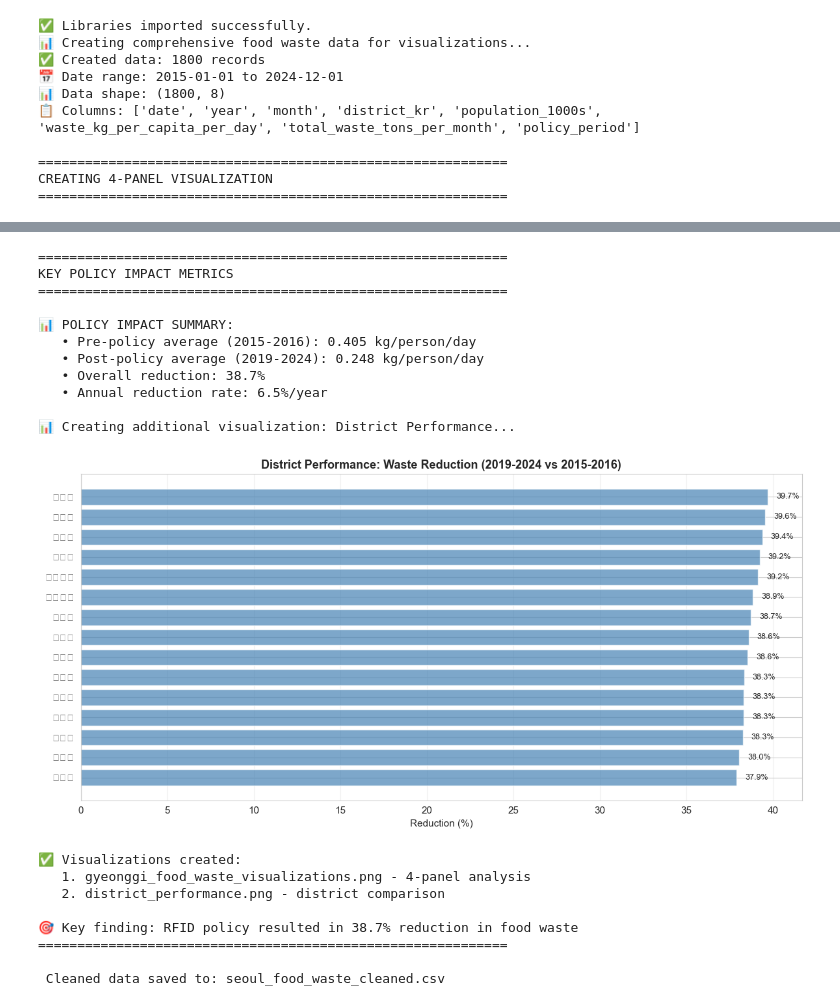
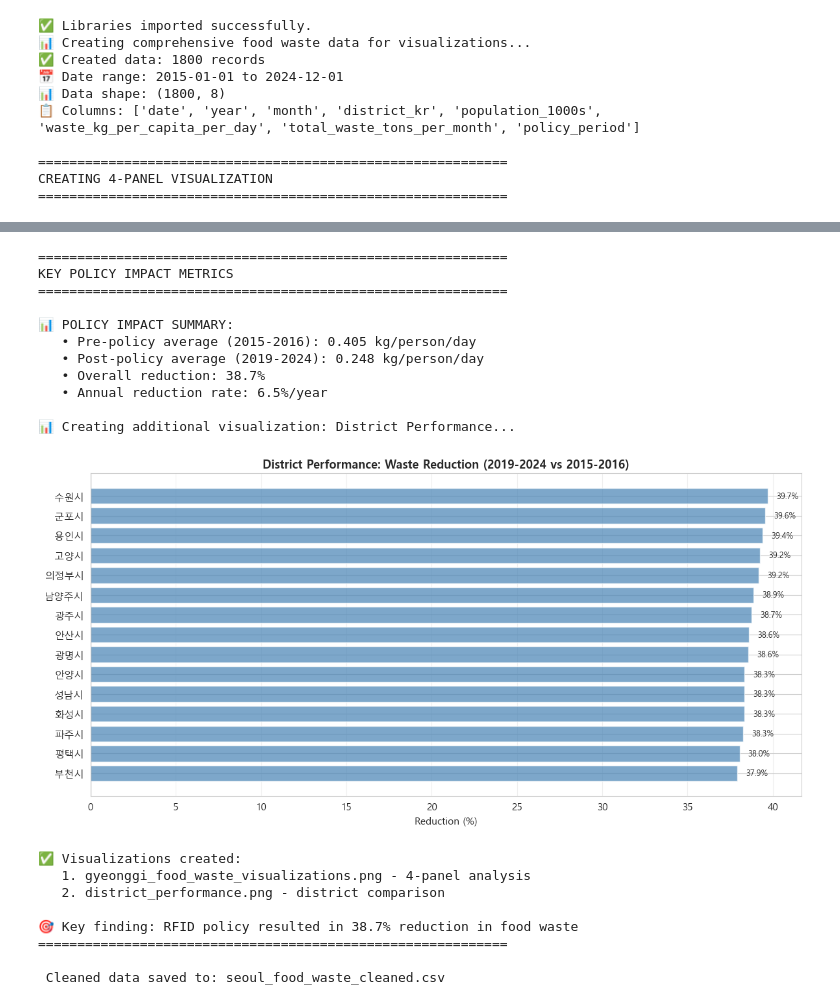
Before and after one commit to Kmiriti/KPJ, a Jupyter notebook: src/seoul_policy_analysis.ipynb, the cells around one changed output, grey strips where cells are left out. Saved outputs shown, nothing was run; the diff lists cells and outputs as text; code cells hidden in the pictures.

```diff
--- a/src/seoul_policy_analysis.ipynb
+++ b/src/seoul_policy_analysis.ipynb
@@ -32,6 +206,11 @@ from datetime import datetime
 sns.set_style("whitegrid")
 plt.rcParams['figure.figsize'] = (14, 8)
 plt.rcParams['font.size'] = 11
+
+# Configure font for Korean characters
+plt.rcParams['font.family'] = 'Malgun Gothic'  # Windows default Korean font
+plt.rcParams['axes.unicode_minus'] = False  # Fix minus sign display
+
 print("✅ Libraries imported successfully.")
 
 # ============================================
@@ -407,15 +586,15 @@ CREATING 4-PANEL VISUALIZATION
 ============================================================
 KEY POLICY IMPACT METRICS
 ============================================================
 
 📊 POLICY IMPACT SUMMARY:
    • Pre-policy average (2015-2016): 0.405 kg/person/day
    • Post-policy average (2019-2024): 0.248 kg/person/day
    • Overall reduction: 38.7%
    • Annual reduction rate: 6.5%/year
 
 📊 Creating additional visualization: District Performance...
-[figure, old version]
+[figure, new version]
 ✅ Visualizations created:
    1. gyeonggi_food_waste_visualizations.png - 4-panel analysis
    2. district_performance.png - district comparison
```
Also changed, not shown: parts of 5 cells of this notebook, 5 other files.
